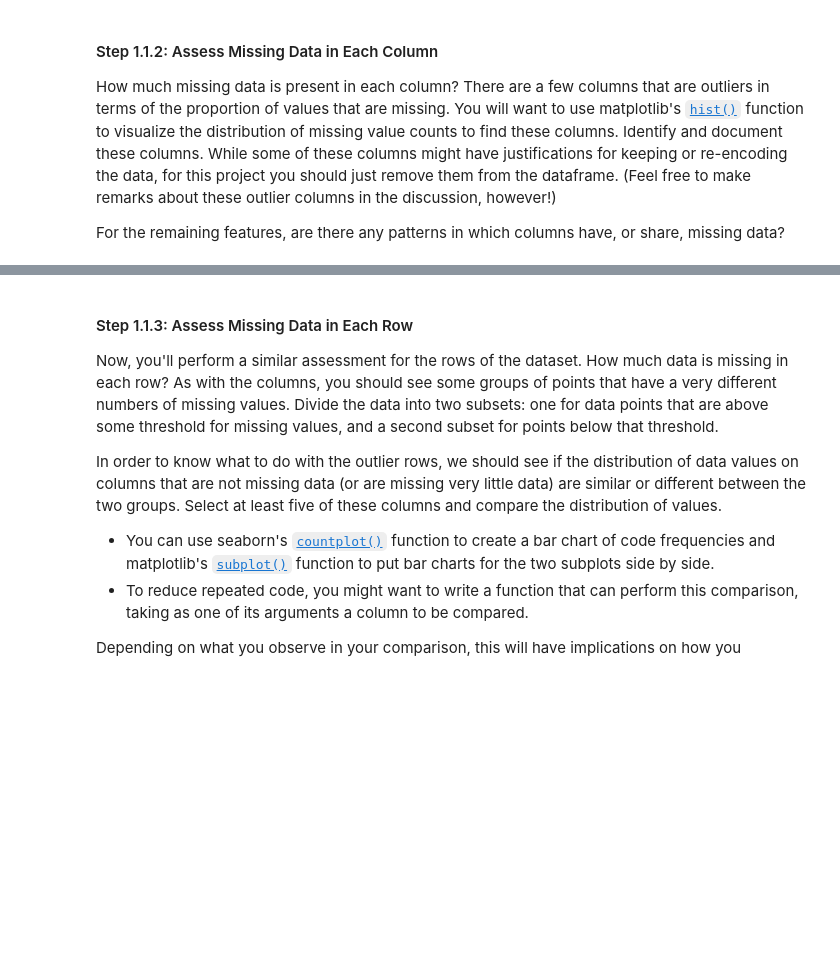
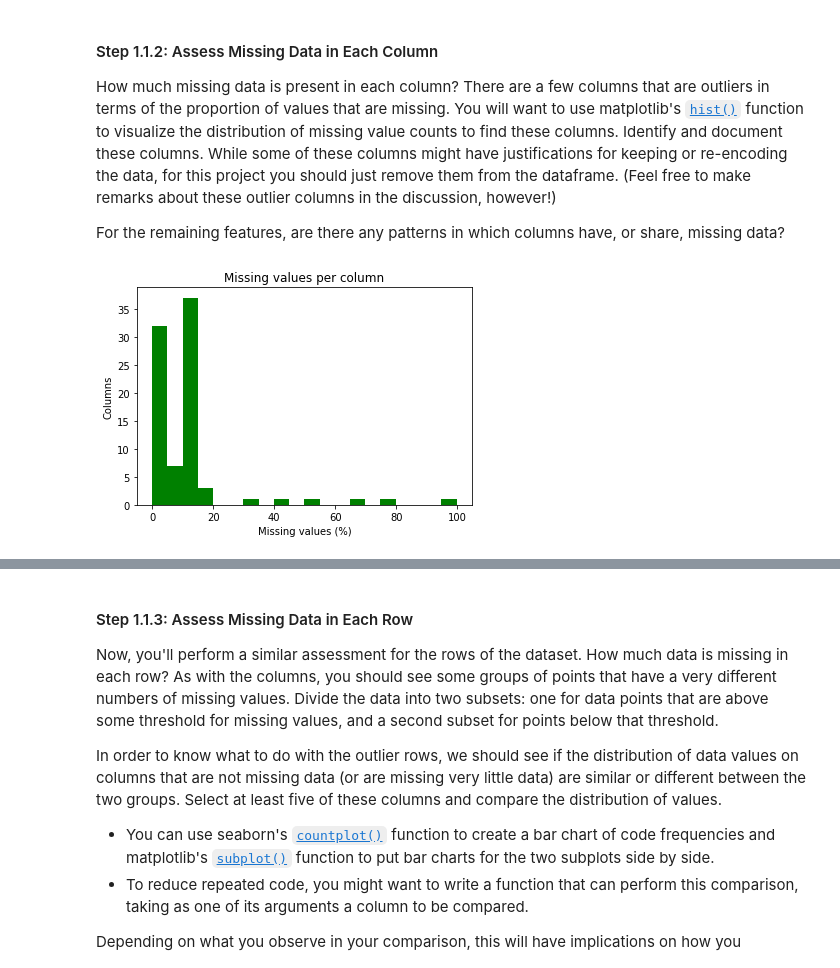
Before and after one commit to brendalf/identify-customer-segments, a Jupyter notebook: Identify_Customer_Segments.ipynb, the cells around one changed output, grey strips where cells are left out. Drawn from its saved outputs; the diff is of its cells as text; code cells hidden in the pictures; blank space fills up the shorter version.

```diff
--- a/Identify_Customer_Segments.ipynb
+++ b/Identify_Customer_Segments.ipynb
@@ -83,0 +84,12 @@ The fourth column of the feature attributes summary (loaded in above as `feat_in
+# %%
+# Identify missing or unknown data values and convert them to NaNs.
+print('Number of missing values before processing {}'.format(azdias.isnull().sum().sum()))
+
+for idx in range(len(feat_info)):
+    missing = feat_info.iloc[idx]['missing_or_unknown']
+    missing = missing.strip('[').strip(']').split(',')
+    missing = [int(value) if (value!="X" and value!="XX" and value!="") else value for value in missing]
+    if len(missing) > 0:
+        azdias = azdias.replace({feat_info.iloc[idx]['attribute']: missing}, np.nan)
+
+print('Number of missing values after processing {}'.format(azdias.isnull().sum().sum()))
@@ -90,8 +105,16 @@ For the remaining features, are there any patterns in which columns have, or sha
 # %%
 # Perform an assessment of how much missing data there is in each column of the
 # dataset.
+missing_per_column = (azdias.isnull().sum() / len(azdias)) * 100
 # %%
 # Investigate patterns in the amount of missing data in each column.
+plt.hist(missing_per_column, bins=20, facecolor='g')
+plt.ylabel('Columns')
+plt.xlabel('Missing values (%)')
+plt.title('Missing values per column')
+plt.show()
+# %% [output]
+[figure, added]
 # %%
 # Remove the outlier columns from the dataset. (You'll perform other data
 # engineering tasks such as re-encoding and imputation later.)
```
Also changed, not shown: parts of 66 cells of this notebook, 1 other file.
